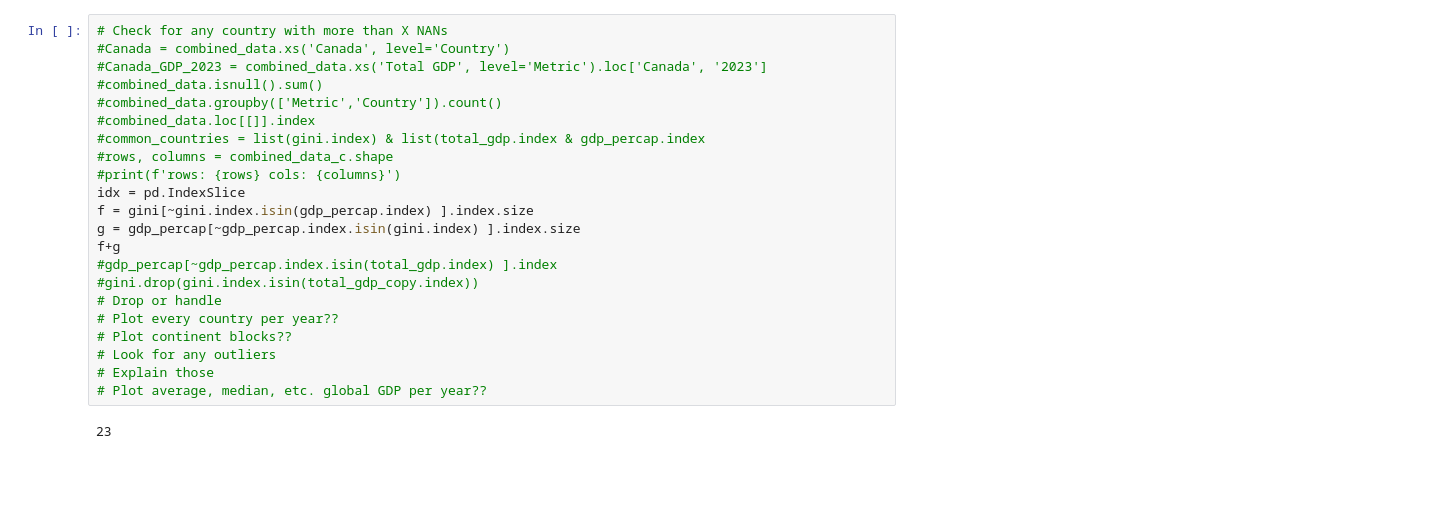
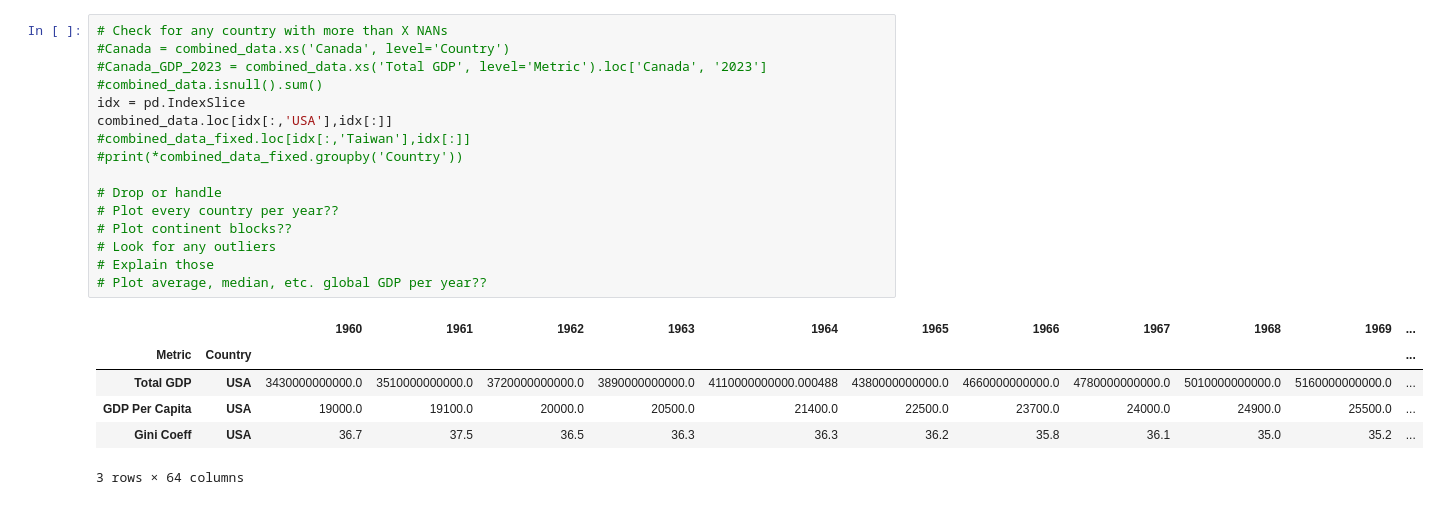
Before and after one commit to ctcastle/leprechaun_economics, a Jupyter notebook: conners-notebook.ipynb, the cells around one changed output. Saved outputs shown, nothing was run; the diff lists cells and outputs as text; blank space fills up the shorter version.

```diff
--- a/conners-notebook.ipynb
+++ b/conners-notebook.ipynb
@@ -49,24 +55,23 @@ rows: 621 cols: 251
 # %%
 # Check for any country with more than X NANs
 #Canada = combined_data.xs('Canada', level='Country')
 #Canada_GDP_2023 = combined_data.xs('Total GDP', level='Metric').loc['Canada', '2023']
 #combined_data.isnull().sum()
-#combined_data.groupby(['Metric','Country']).count()
-#combined_data.loc[[]].index
-#common_countries = list(gini.index) & list(total_gdp.index & gdp_percap.index
-#rows, columns = combined_data_c.shape
-#print(f'rows: {rows} cols: {columns}')
 idx = pd.IndexSlice
-f = gini[~gini.index.isin(gdp_percap.index) ].index.size
-g = gdp_percap[~gdp_percap.index.isin(gini.index) ].index.size
-f+g
-#gdp_percap[~gdp_percap.index.isin(total_gdp.index) ].index
-#gini.drop(gini.index.isin(total_gdp_copy.index))
+combined_data.loc[idx[:,'USA'],idx[:]]
+#combined_data_fixed.loc[idx[:,'Taiwan'],idx[:]]
+#print(*combined_data_fixed.groupby('Country'))
+
 # Drop or handle
 # Plot every country per year??
 # Plot continent blocks??
 # Look for any outliers
 # Explain those
 # Plot average, median, etc. global GDP per year??
 # %% [output]
+|  |  | 1960 | 1961 | 1962 | 1963 | 1964 | 1965 | 1966 | 1967 | 1968 | 1969 | ... |
+| Metric | Country |  |  |  |  |  |  |  |  |  |  | ... |
+| Total GDP | USA | 3430000000000.0 | 3510000000000.0 | 3720000000000.0 | 3890000000000.0 | 4110000000000.000488 | 4380000000000.0 | 4660000000000.0 | 4780000000000.0 | 5010000000000.0 | 5160000000000.0 | ... |
+| GDP Per Capita | USA | 19000.0 | 19100.0 | 20000.0 | 20500.0 | 21400.0 | 22500.0 | 23700.0 | 24000.0 | 24900.0 | 25500.0 | ... |
+| Gini Coeff | USA | 36.7 | 37.5 | 36.5 | 36.3 | 36.3 | 36.2 | 35.8 | 36.1 | 35.0 | 35.2 | ... |
-23
+3 rows × 64 columns
```
Also changed, not shown: parts of 2 cells of this notebook.
